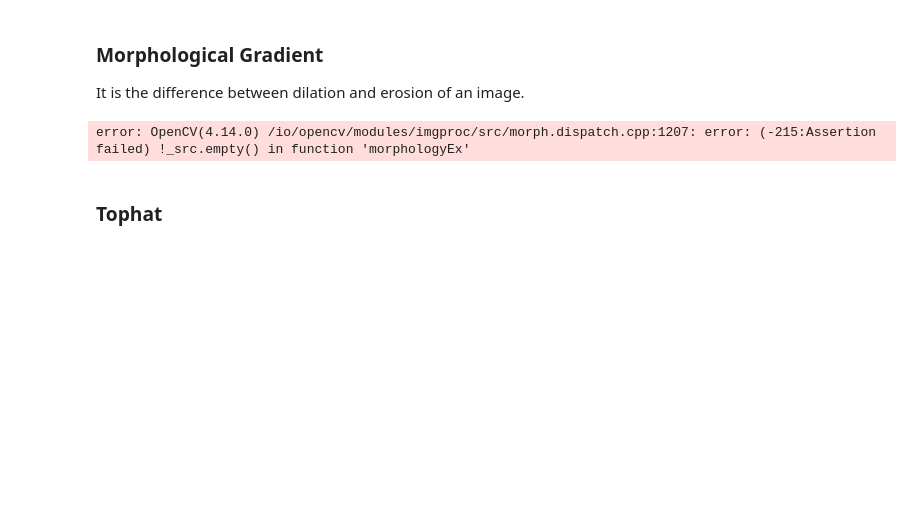
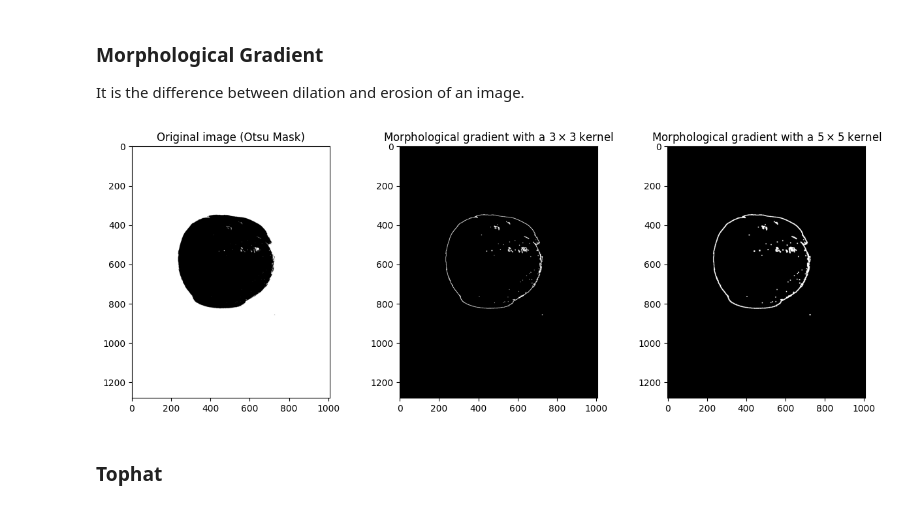
Before and after one commit to AnnMarie1312/racunalni-vid, a Jupyter notebook: lab3.ipynb, the cells around one changed output. Saved outputs shown, nothing was run; the diff lists cells and outputs as text; code cells hidden in the pictures; blank space fills up the shorter version.

```diff
--- a/lab3.ipynb
+++ b/lab3.ipynb
@@ -337,24 +342,27 @@ plt.title(r'Closing with a $7\times7$ kernel')
 
 It is the difference between dilation and erosion of an image.
 # %%
-img = cv2.imread('images/binary_image.jpg',0)
+# Budući da 'images/binary_image.jpg' ne postoji, koristit ćemo binariziranu sliku jabuke (thresh_otsu)
+img = thresh_otsu
+
 kernel1 = np.ones((3,3), np.uint8)
 grad1 = cv2.morphologyEx(img, cv2.MORPH_GRADIENT, kernel1)
 kernel2 = np.ones((5,5), np.uint8)
 grad2 = cv2.morphologyEx(img, cv2.MORPH_GRADIENT, kernel2)
 
 plt.figure(figsize=(15, 5))
 plt.subplot(131)
 plt.imshow(img, cmap=plt.cm.gray)
-plt.title('Original image')
+plt.title('Original image (Otsu Mask)')
 plt.subplot(132)
 plt.imshow(grad1, cmap=plt.cm.gray)
 plt.title(r'Morphological gradient with a $3\times3$ kernel')
 plt.subplot(133)
 plt.imshow(grad2, cmap=plt.cm.gray)
 plt.title(r'Morphological gradient with a $5\times5$ kernel')
+plt.show()
 # %% [output]
-error: OpenCV(4.14.0) /io/opencv/modules/imgproc/src/morph.dispatch.cpp:1207: error: (-215:Assertion failed) !_src.empty() in function 'morphologyEx'
+[figure, added]
 # %% [markdown]
 ### Tophat
 # %%
```
Also changed, not shown: parts of 11 cells of this notebook.
